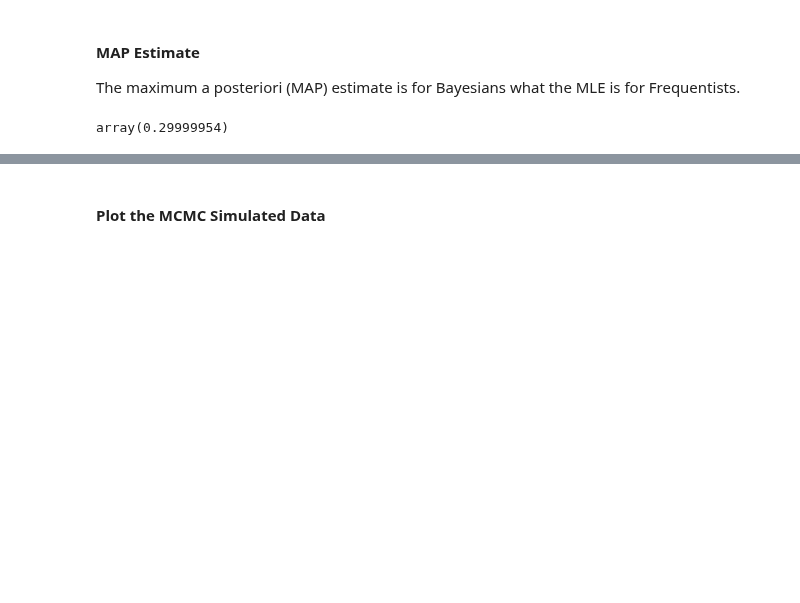
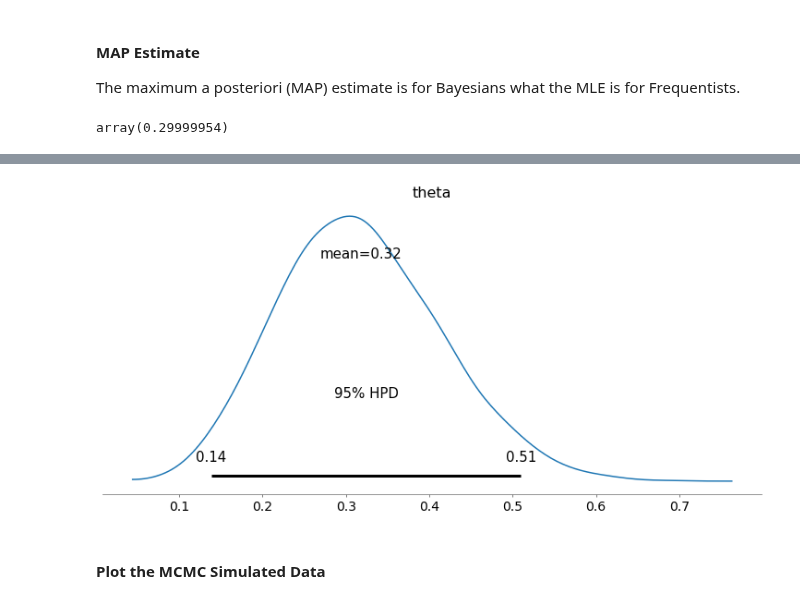
Before and after one commit to alreich/ipython-notebooks, a Jupyter notebook: Bayesian_Beta_Binomial_Example.ipynb, the cells around one changed output, grey strips where cells are left out. Saved outputs shown, nothing was run; the diff lists cells and outputs as text; code cells hidden in the pictures; blank space fills up the shorter version.

Commit message:
Added credible interval plot

```diff
--- a/Bayesian_Beta_Binomial_Example.ipynb
+++ b/Bayesian_Beta_Binomial_Example.ipynb
@@ -178,3 +184,8 @@ array(0.29999954)
+# %%
+_, axes = plt.subplots(nrows=1, ncols=1, figsize=(10,5), constrained_layout=True)
+_ = pm.plot_posterior(tr, credible_interval=0.95, ax=axes)
+# %% [output]
+[figure, added]
 # %% [markdown]
 #### Plot the MCMC Simulated Data
 # %%
```
Also changed, not shown: parts of 5 cells of this notebook.
